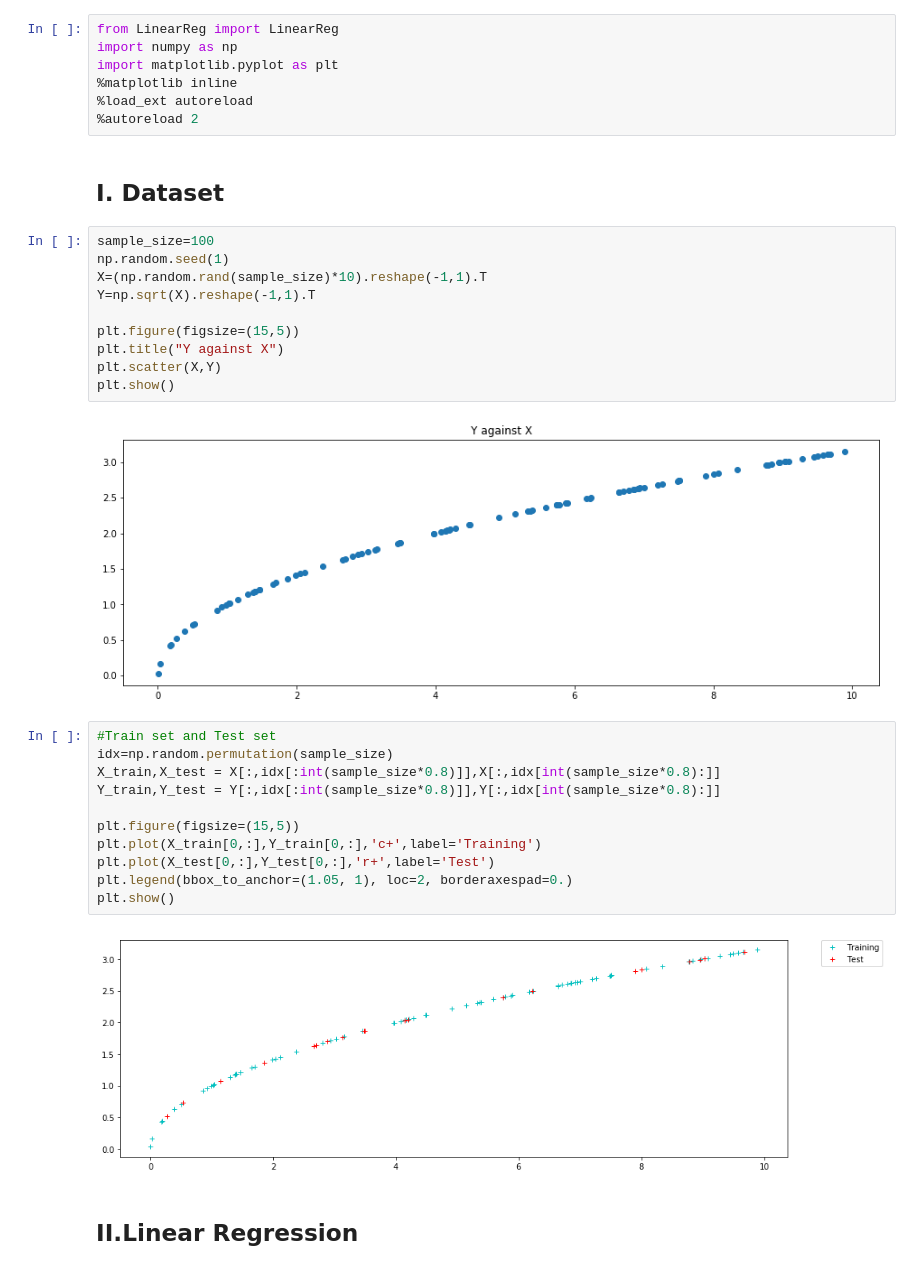
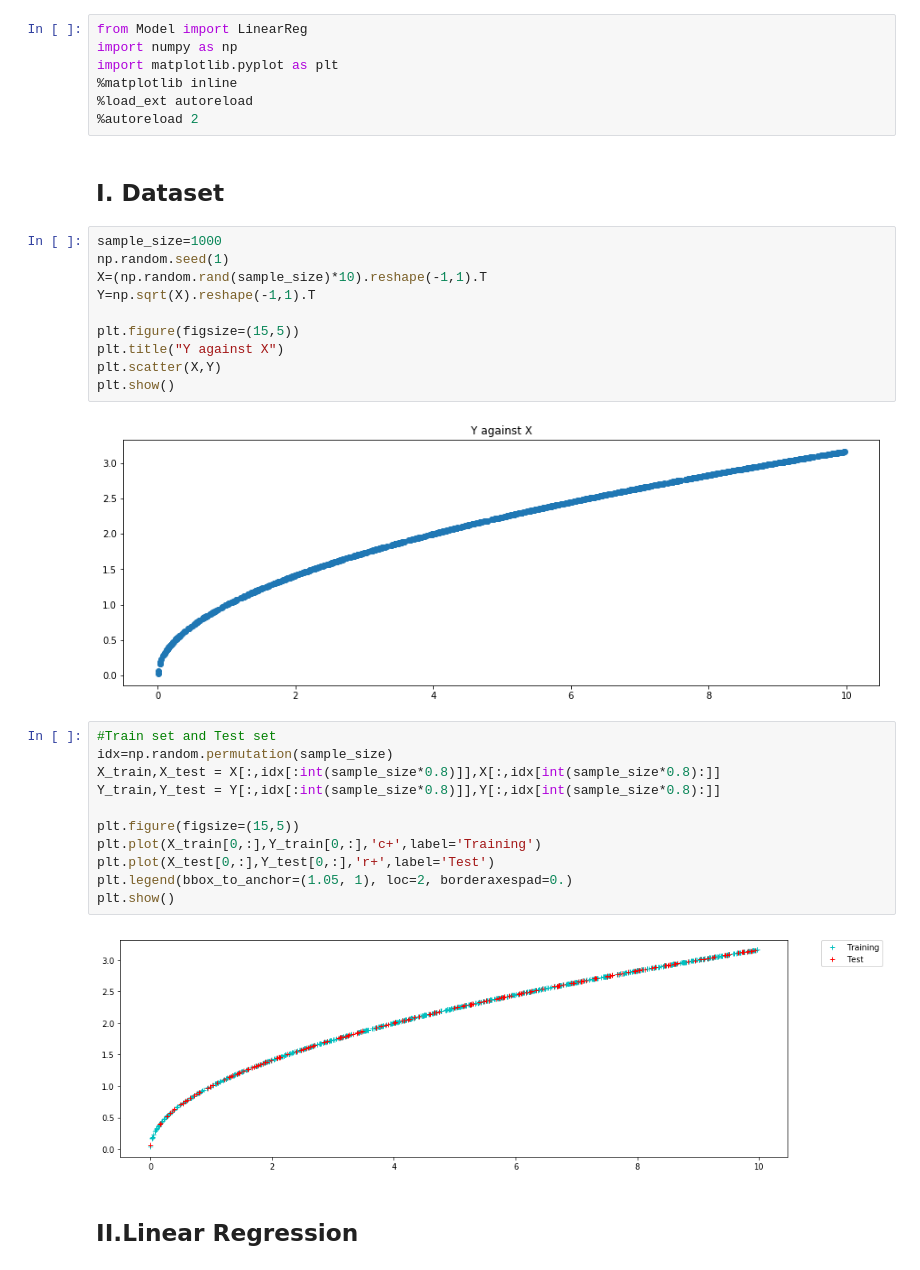
Before and after one commit to thaithai1/ML_from_scratch, a Jupyter notebook: LinearReg_run.ipynb, the cells around one changed output. Cells and saved outputs as stored; diff of their text form.

```diff
--- a/LinearReg_run.ipynb
+++ b/LinearReg_run.ipynb
@@ -1,5 +1,5 @@
 # %%
-from LinearReg import LinearReg
+from Model import LinearReg
 import numpy as np
 import matplotlib.pyplot as plt
 %matplotlib inline
@@ -8,17 +8,17 @@ import matplotlib.pyplot as plt
 # %% [markdown]
 ## I. Dataset
 # %%
-sample_size=100
+sample_size=1000
 np.random.seed(1)
 X=(np.random.rand(sample_size)*10).reshape(-1,1).T
 Y=np.sqrt(X).reshape(-1,1).T
 
 plt.figure(figsize=(15,5))
 plt.title("Y against X")
 plt.scatter(X,Y)
 plt.show()
 # %% [output]
-[figure, old version]
+[figure, new version]
 # %%
 #Train set and Test set
 idx=np.random.permutation(sample_size)
@@ -31,6 +31,6 @@ plt.plot(X_test[0,:],Y_test[0,:],'r+',label='Test')
 plt.legend(bbox_to_anchor=(1.05, 1), loc=2, borderaxespad=0.)
 plt.show()
 # %% [output]
-[figure, old version]
+[figure, new version]
 # %% [markdown]
 ## II.Linear Regression
```
Also changed, not shown: parts of 5 cells of this notebook, 4 other files.
